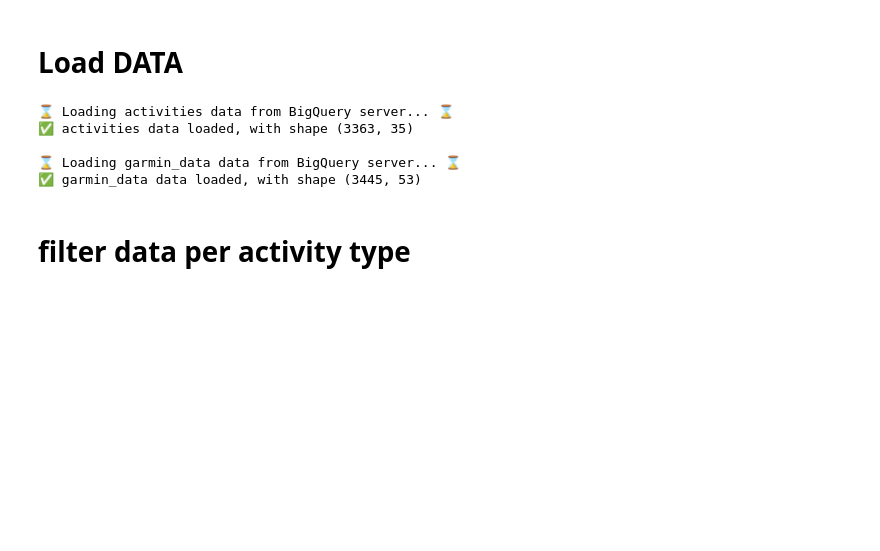
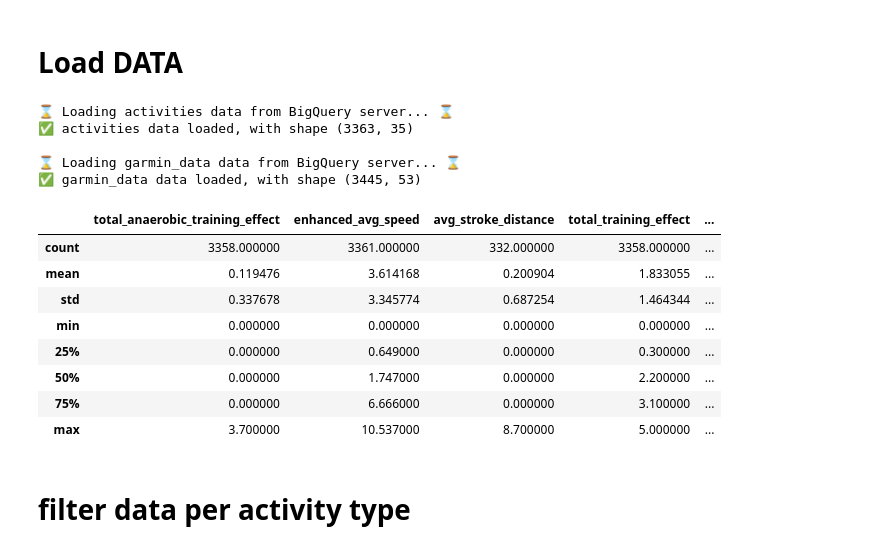
Before and after one commit to nicblanc/overcome-tomorrow, a Jupyter notebook: notebooks/multimodels_notebook_nico.ipynb, the cells around one changed output. Saved outputs shown, nothing was run; the diff lists cells and outputs as text; code cells hidden in the pictures; blank space fills up the shorter version.

```diff
--- a/notebooks/multimodels_notebook_nico.ipynb
+++ b/notebooks/multimodels_notebook_nico.ipynb
@@ -27,6 +27,18 @@ garmin_data, activities = get_data()
 
 ⌛ Loading garmin_data data from BigQuery server... ⌛
 ✅ garmin_data data loaded, with shape (3445, 53)
+# %%
+activities.describe()
+# %% [output]
+|  | total_anaerobic_training_effect | enhanced_avg_speed | avg_stroke_distance | total_training_effect | ... |
+| count | 3358.000000 | 3361.000000 | 332.000000 | 3358.000000 | ... |
+| mean | 0.119476 | 3.614168 | 0.200904 | 1.833055 | ... |
+| std | 0.337678 | 3.345774 | 0.687254 | 1.464344 | ... |
+| min | 0.000000 | 0.000000 | 0.000000 | 0.000000 | ... |
+| 25% | 0.000000 | 0.649000 | 0.000000 | 0.300000 | ... |
+| 50% | 0.000000 | 1.747000 | 0.000000 | 2.200000 | ... |
+| 75% | 0.000000 | 6.666000 | 0.000000 | 3.100000 | ... |
+| max | 3.700000 | 10.537000 | 8.700000 | 5.000000 | ... |
 # %% [markdown]
 # filter data per activity type
 # %%
```
Also changed, not shown: parts of 6 cells of this notebook, 5 other files.
